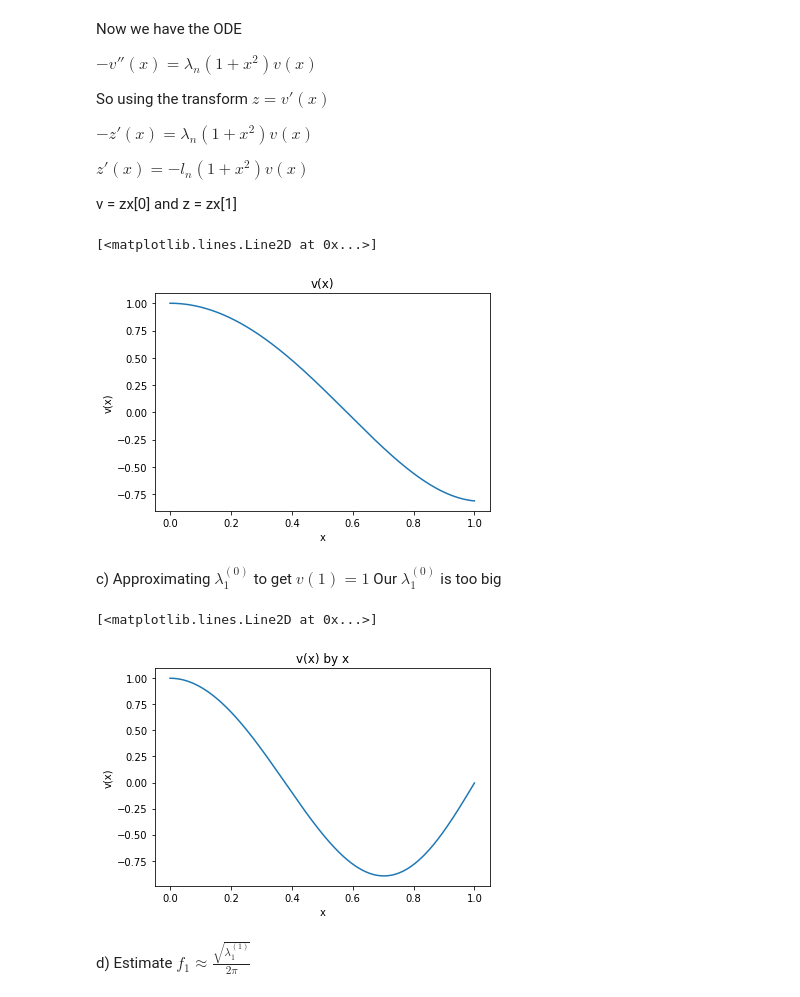
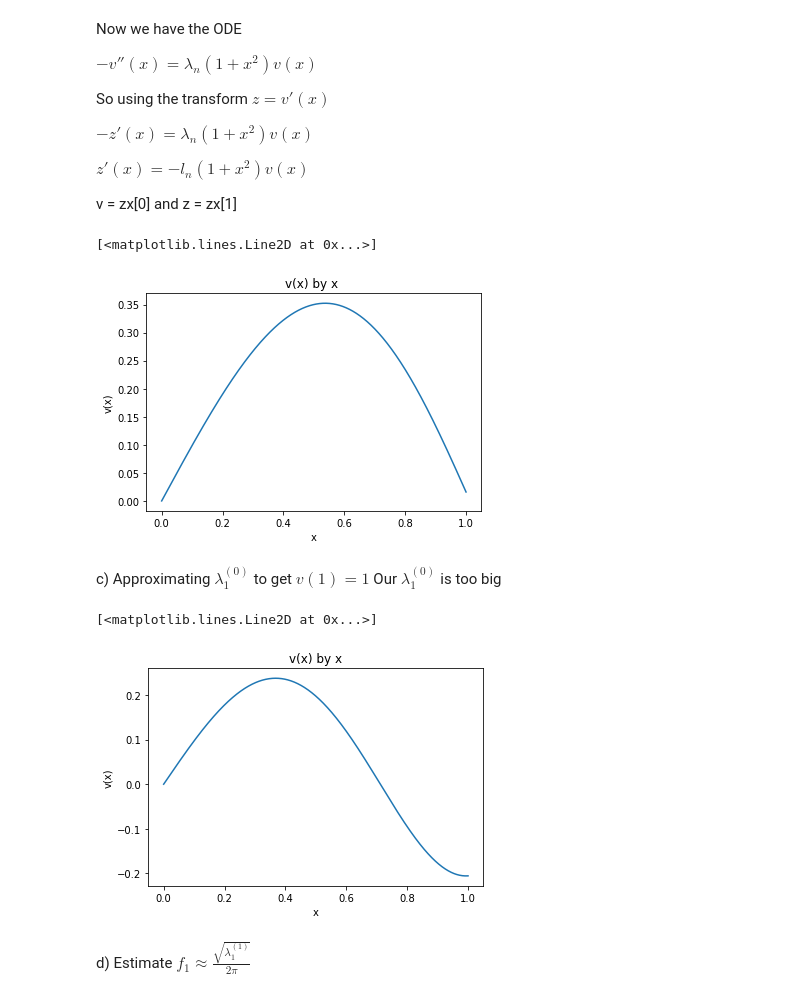
Before and after one commit to LaneEllisor/Rogue-Waves-CofC-UCF-Project, a Jupyter notebook: K12_2.ipynb, the cells around one changed output. Drawn from its saved outputs; the diff is of its cells as text; code cells hidden in the pictures.

```diff
--- a/K12_2.ipynb
+++ b/K12_2.ipynb
@@ -99,7 +99,7 @@ v = zx[0] and z = zx[1]
 def dU_dx(U,x):
     # here U is a vector s.t. v=U[0] and z = U[1]. Should return [v',z']
     return [U[1], -l_01*(1+x**2)*U[0]]
-zx0 = [1,0]
+zx0 = [0,1]
 xs = np.linspace(0,1, 1000)
 Us = odeint(dU_dx,zx0, xs)
 
@@ -108,33 +108,33 @@ ys = Us[:,0]
 
 plt.xlabel("x")
 plt.ylabel("v(x)")
-plt.title("v(x)")
+plt.title("v(x) by x ")
 plt.plot(xs, ys)
 # %% [output]
 [<matplotlib.lines.Line2D at 0x...>]
-[figure, old version]
+[figure, new version]
 # %% [markdown]
 c) Approximating $\lambda^{(0)}_1$ to get $v(1)=1$
 Our $\lambda^{(0)}_1$ is too big
 # %%
 l = 17
 def dU_dx(U,x):
     # here U is a vector s.t. v=U[0] and z = U[1]. Should return [v',z']
     return [U[1], -l*(1+x**2)*U[0]]
-zx0 = [1,0]
+zx0 = [0,1]
 xs = np.linspace(0,1, 1000)
 Us = odeint(dU_dx,zx0, xs)
 
 ys = Us[:,0]
 
 
 plt.xlabel("x")
 plt.ylabel("v(x)")
 plt.title("v(x) by x")
 plt.plot(xs, ys)
 # %% [output]
 [<matplotlib.lines.Line2D at 0x...>]
-[figure, old version]
+[figure, new version]
 # %% [markdown]
 d) Estimate $f_1 \approx \frac{\sqrt{\lambda^{(1)}_1}}{2\pi}$
 # %%
```
